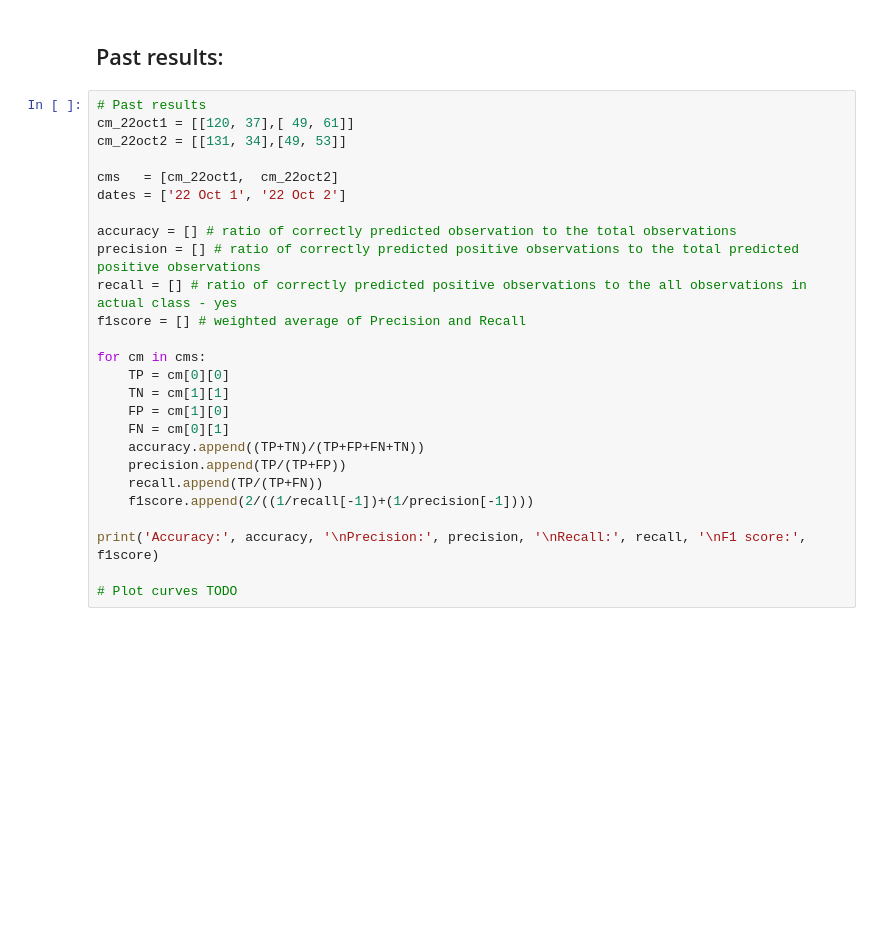
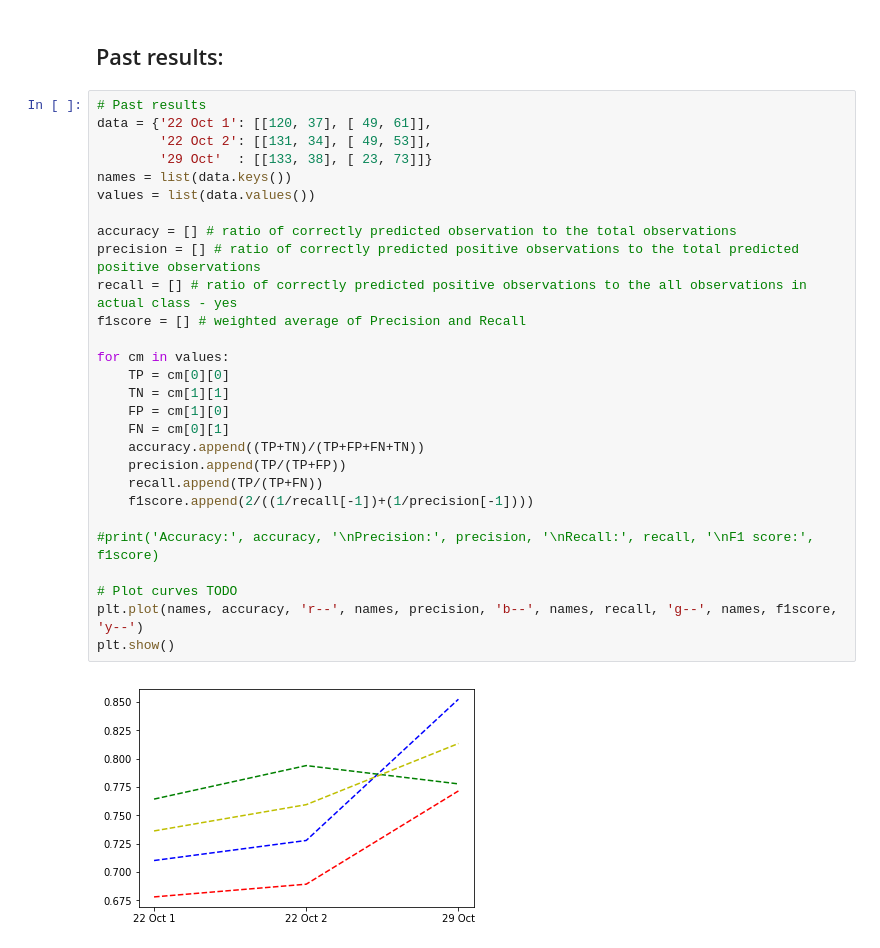
Before and after one commit to miguelsem/kaggle-notebooks, a Jupyter notebook: Titanic dataset - Decision Trees.ipynb, the cells around one changed output. Cells and saved outputs as stored; diff of their text form; blank space fills up the shorter version.

```diff
--- a/Titanic dataset - Decision Trees.ipynb
+++ b/Titanic dataset - Decision Trees.ipynb
@@ -143,27 +145,31 @@ F1 score: 0.7630057803468209
 ## Past results:
 # %%
 # Past results
-cm_22oct1 = [[120, 37],[ 49, 61]]
-cm_22oct2 = [[131, 34],[49, 53]]
-
-cms   = [cm_22oct1,  cm_22oct2]
-dates = ['22 Oct 1', '22 Oct 2']
+data = {'22 Oct 1': [[120, 37], [ 49, 61]],
+        '22 Oct 2': [[131, 34], [ 49, 53]],
+        '29 Oct'  : [[133, 38], [ 23, 73]]}
+names = list(data.keys())
+values = list(data.values())
 
 accuracy = [] # ratio of correctly predicted observation to the total observations
 precision = [] # ratio of correctly predicted positive observations to the total predicted positive observations
 recall = [] # ratio of correctly predicted positive observations to the all observations in actual class - yes
 f1score = [] # weighted average of Precision and Recall
 
-for cm in cms:
+for cm in values:
     TP = cm[0][0]
     TN = cm[1][1]
     FP = cm[1][0]
     FN = cm[0][1]
     accuracy.append((TP+TN)/(TP+FP+FN+TN))
     precision.append(TP/(TP+FP))
     recall.append(TP/(TP+FN))
     f1score.append(2/((1/recall[-1])+(1/precision[-1])))
 
-print('Accuracy:', accuracy, '\nPrecision:', precision, '\nRecall:', recall, '\nF1 score:', f1score)
+#print('Accuracy:', accuracy, '\nPrecision:', precision, '\nRecall:', recall, '\nF1 score:', f1score)
 
 # Plot curves TODO
+plt.plot(names, accuracy, 'r--', names, precision, 'b--', names, recall, 'g--', names, f1score, 'y--')
+plt.show()
+# %% [output]
+[figure, added]
```
Also changed, not shown: parts of 7 cells of this notebook.
